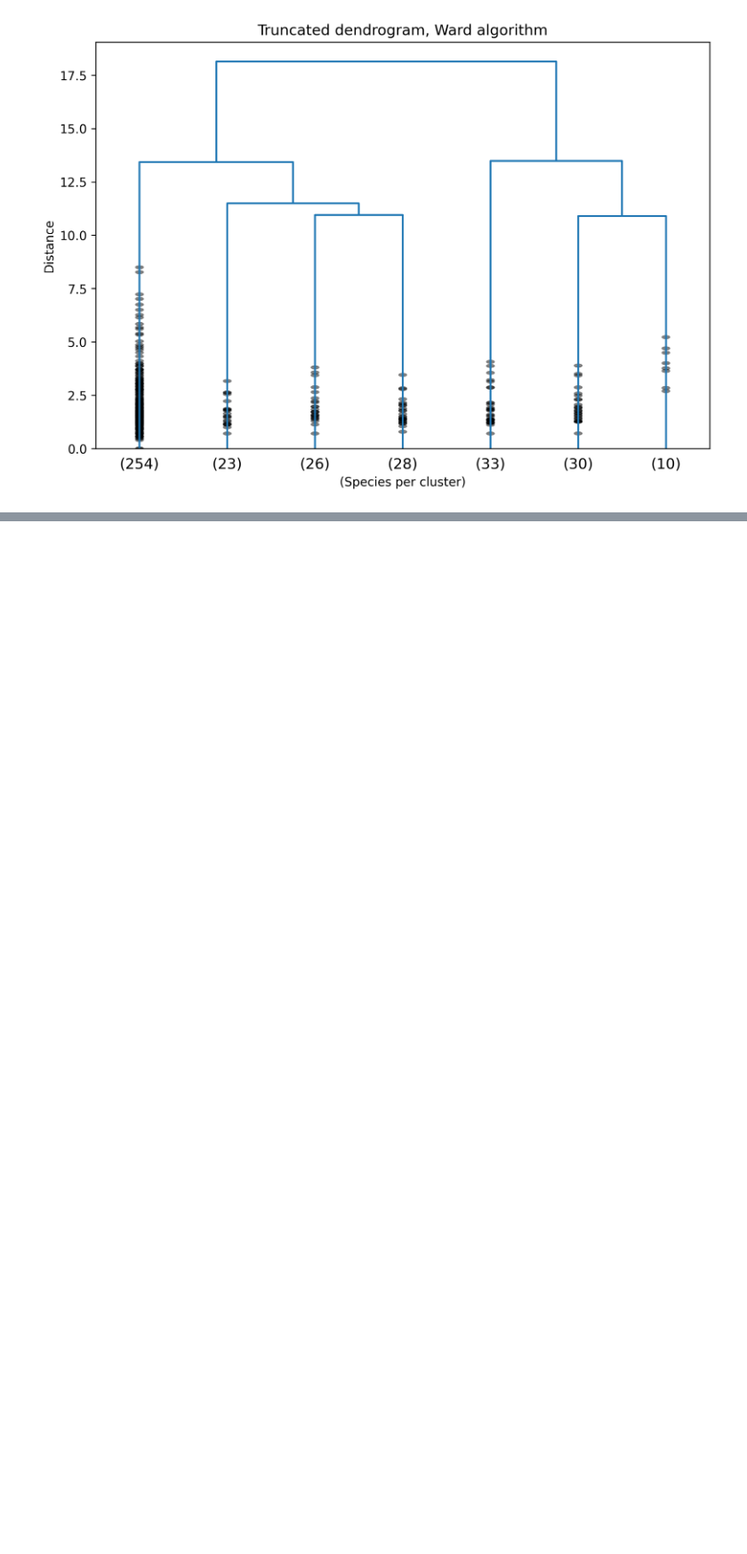
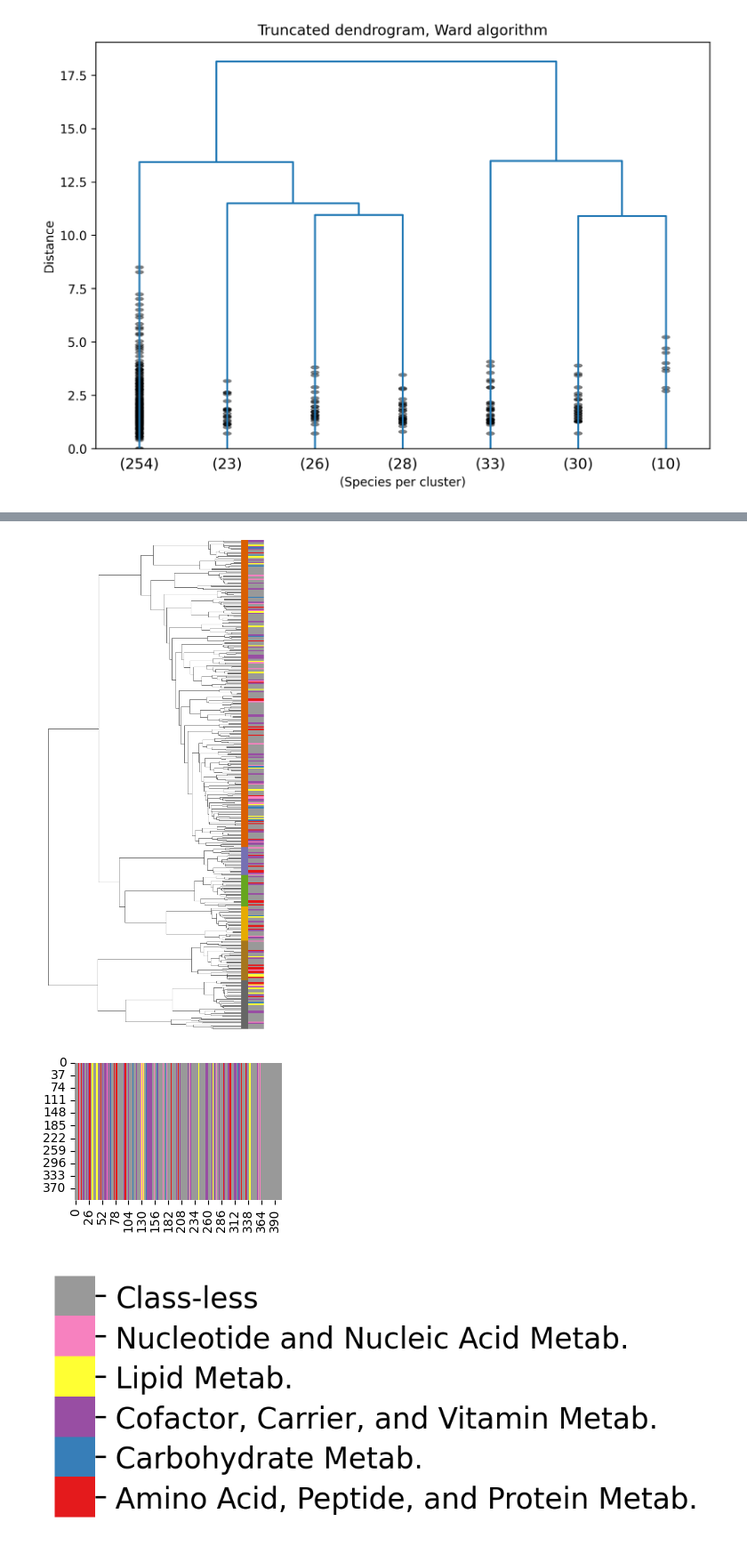
Before and after one commit to skelysium/metabolism-clustering, a Jupyter notebook: project_code.ipynb, the cells around one changed output, grey strips where cells are left out. Shown at 89% size. Cells and saved outputs as stored; diff of their text form; code cells hidden in the pictures; blank space fills up the shorter version.

Commit message:
completed biochemical classifications, quant comparison with clustering, and relevant visualizations

```diff
--- a/project_code.ipynb
+++ b/project_code.ipynb
@@ -430,17 +433,3 @@ denFig.savefig(Path('figures/dendrogram.png'),bbox_inches='tight')
 [figure]
 [figure]
 [figure]
-# %%
-## Species Names (as DataFrames)
-names_iJO1366 = pd.read_csv(Path('species_names/iJO1366/iJO1366.csv'),index_col=0)
-names_ECC2_reduced = pd.read_csv(Path('species_names/ECC2/ECC2_reduced.csv'),index_col=0)
-
-namesNp = names_ECC2_reduced.to_numpy()
-
-namesIDsR_ECC2 = np.empty(len(spIDsR_ECC2),dtype=object)
-for i in range(len(spIDsR_ECC2)):
-    namesIDsR_ECC2[i] = namesNp[i,0]+'$BIGG:'+spIDsR_ECC2[i]
-
-namesIDsR_ECC2_pd = pd.DataFrame(namesIDsR_ECC2,columns=['SPECIES:']) # convert to dataframe for file saving
-namesIDsR_ECC2_pd.index.name = 'INDEX:'
-namesIDsR_ECC2_pd.to_csv(Path('species_names/ECC2/ECC2_reduced_withIDs.csv')) # save the file!
@@ -589,4 +548,0 @@ freq_obs_pd.to_csv(Path('freq_obs.csv'),index=False,header=None)
-# %%
-for i in range(len(bioclasses)):
-    plt.hist(classifying[np.where(classifying[:,1]==bioclasses[i])[0],2])
-    plt.show()
@@ -603,3 +549,40 @@ from scipy.cluster.hierarchy import set_link_color_palette, fcluster
+# %%
+# Visualization of Above Comparison
+bioclassAbbrevs = {i:j for i,j in zip(bioclasses,classNames)}
+classifyingVerbose = pd.DataFrame(classifying).replace(bioclassAbbrevs).to_numpy()
+
+values_to_int = {j:i for i,j in enumerate(np.unique(classifyingVerbose[:,1]))}
+values_to_int['Class-less'] = max(values_to_int.values())+1
+classes_as_ints = pd.DataFrame(classifyingVerbose).replace(values_to_int)[1].to_numpy()
+classes_as_ints_full = np.zeros(len(spIDsR_ECC2),dtype=int)
+for s in range(len(spIDsR_ECC2)):
+        if np.any(spIDsR_ECC2[s]==classifying[:,0]):
+                classes_as_ints_full[s] = classes_as_ints[np.where(classifying[:,0]==spIDsR_ECC2[s])[0][0]]
+        else: classes_as_ints_full[s] = values_to_int['Class-less']
+
+
+speciesClusterColors = np.empty(len(spIDsR_ECC2),dtype=object)
+for s in range(len(spIDsR_ECC2)):
+        speciesClusterColors[s] = plt.get_cmap('Dark2',7)(speciesClusters[s])
+
+clusterWdBioClassesFig = sea.clustermap(np.repeat([classes_as_ints_full],len(classes_as_ints_full),axis=0).T,row_linkage=link,col_linkage=link,metric='euclidean',cmap='Set1',dendrogram_ratio=(.9,0),xticklabels=False,yticklabels=False,figsize=(5,10.5),cbar_pos=None,row_colors=speciesClusterColors)
+plt.show()
+
+heat, ax = plt.subplots(figsize=(3,2))
+colb, colbAx = plt.subplots(figsize=(0.25,1.5),dpi=300)
+sea.heatmap(np.repeat([classes_as_ints_full],len(classes_as_ints_full),axis=0),ax=ax,cmap=plt.get_cmap('Set1',6),cbar_ax=colbAx,)
+cb = ax.collections[0].colorbar
+r = cb.vmax - cb.vmin
+cb.set_ticks([cb.vmin + r / 6 * (0.5 + i) for i in range(6)])
+cb.set_ticklabels(list(values_to_int.keys()))
+plt.show()
+
+# clusterWdBioClassesFig.savefig(Path('figures/dendrogram_with_biochem_classes.png'),dpi=300)
+# colb.savefig(Path('figures/dendrogram_with_biochem_classes_LEGEND.png'),bbox_inches='tight')
+# %% [output]
+[figure, added]
+[figure, added]
+[figure, added]
 # %%
 ### Network Comparison and Visualization
 
```
Also changed, not shown: parts of 8 cells of this notebook, 13 other files.
